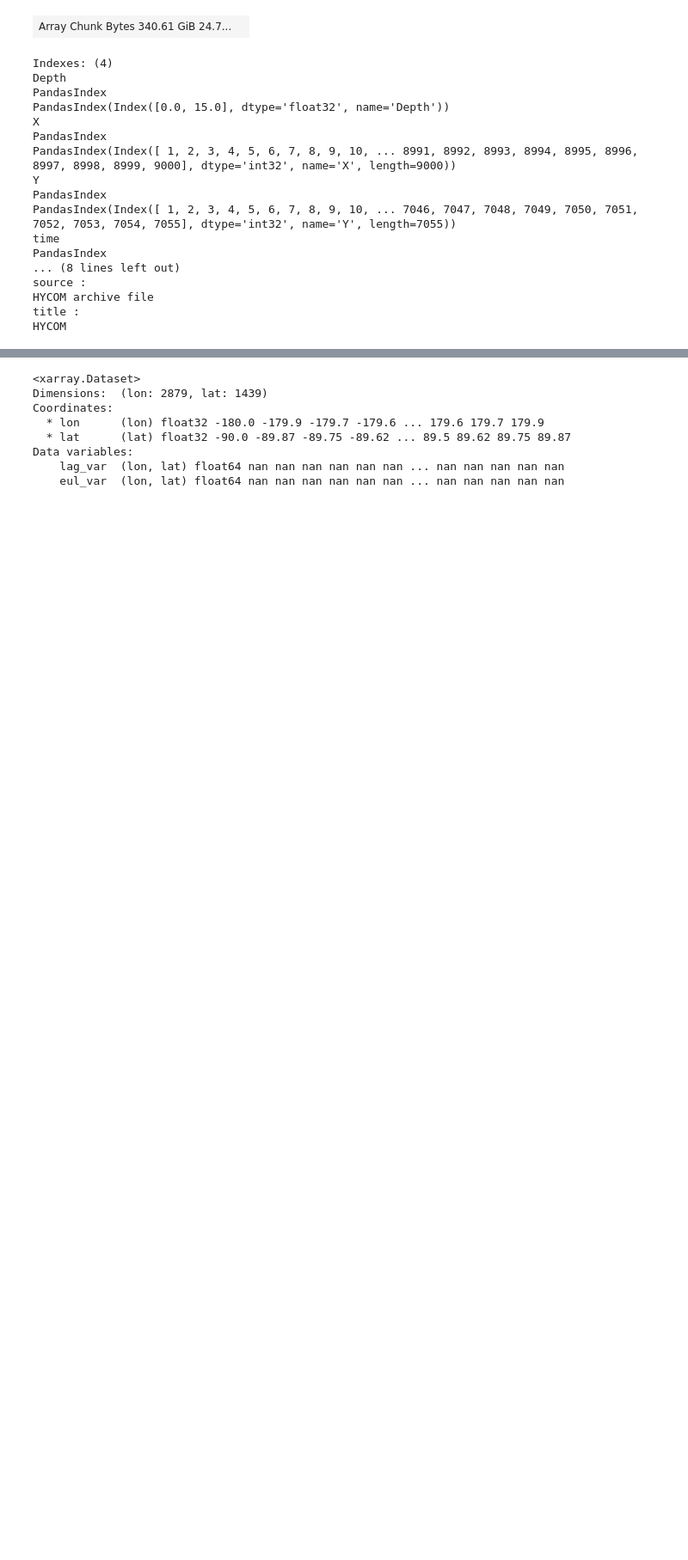
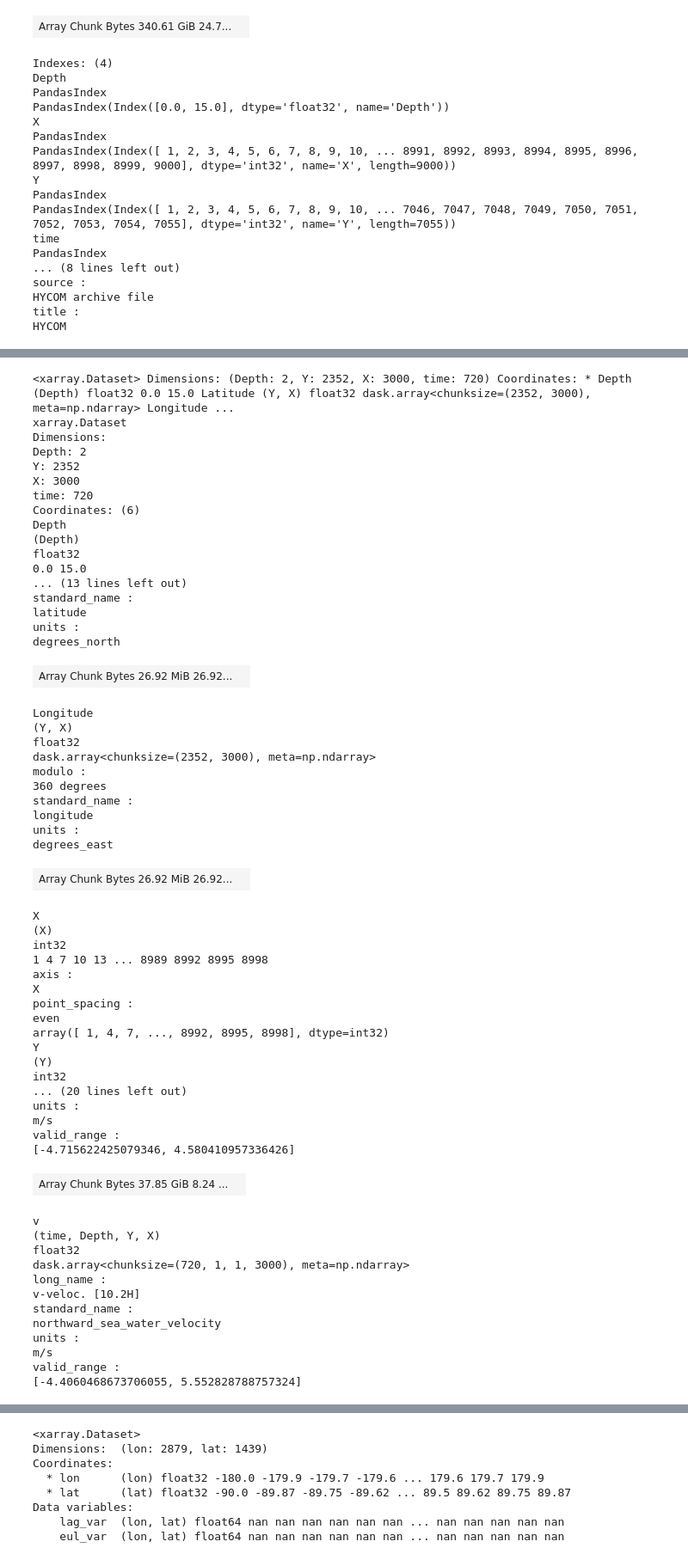
Before and after one commit to selipot/hycom-oceantrack, a Jupyter notebook: tutorials/calculate_velocity_variance.ipynb, the cells around one changed output, grey strips where cells are left out. Shown: that part at 86% size. Cells and saved outputs as stored; diff of their text form; code cells hidden in the pictures; blank space fills up the shorter version.

```diff
--- a/tutorials/calculate_velocity_variance.ipynb
+++ b/tutorials/calculate_velocity_variance.ipynb
@@ -215,0 +224,63 @@ HYCOM
+# %%
+# view the new subsampled dataset
+ds2
+# %% [output]
+<xarray.Dataset> Dimensions: (Depth: 2, Y: 2352, X: 3000, time: 720) Coordinates: * Depth (Depth) float32 0.0 15.0 Latitude (Y, X) float32 dask.array<chunksize=(2352, 3000), meta=np.ndarray> Longitude ...
+xarray.Dataset
+Dimensions:
+Depth: 2
+Y: 2352
+X: 3000
+time: 720
+Coordinates: (6)
+Depth
+(Depth)
+float32
+0.0 15.0
+... (13 lines left out)
+standard_name :
+latitude
+units :
+degrees_north
+| Array Chunk Bytes 26.92 MiB 26.92... |  |
+Longitude
+(Y, X)
+float32
+dask.array<chunksize=(2352, 3000), meta=np.ndarray>
+modulo :
+360 degrees
+standard_name :
+longitude
+units :
+degrees_east
+| Array Chunk Bytes 26.92 MiB 26.92... |  |
+X
+(X)
+int32
+1 4 7 10 13 ... 8989 8992 8995 8998
+axis :
+X
+point_spacing :
+even
+array([ 1, 4, 7, ..., 8992, 8995, 8998], dtype=int32)
+Y
+(Y)
+int32
+... (20 lines left out)
+units :
+m/s
+valid_range :
+[-4.715622425079346, 4.580410957336426]
+| Array Chunk Bytes 37.85 GiB 8.24 ... |  |
+v
+(time, Depth, Y, X)
+float32
+dask.array<chunksize=(720, 1, 1, 3000), meta=np.ndarray>
+long_name :
+v-veloc. [10.2H]
+standard_name :
+northward_sea_water_velocity
+units :
+m/s
+valid_range :
+[-4.4060468673706055, 5.552828788757324]
```
Also changed, not shown: parts of 18 cells of this notebook.
